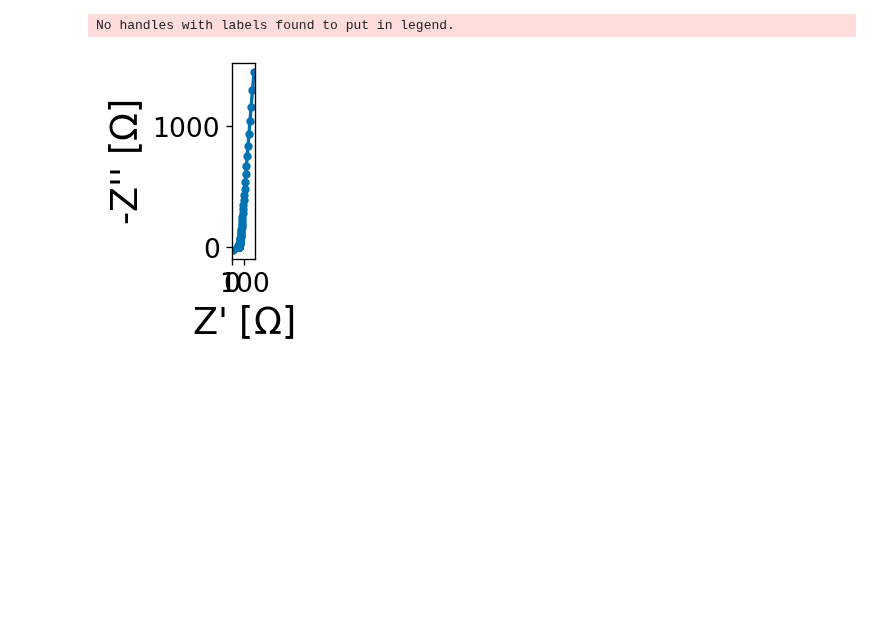
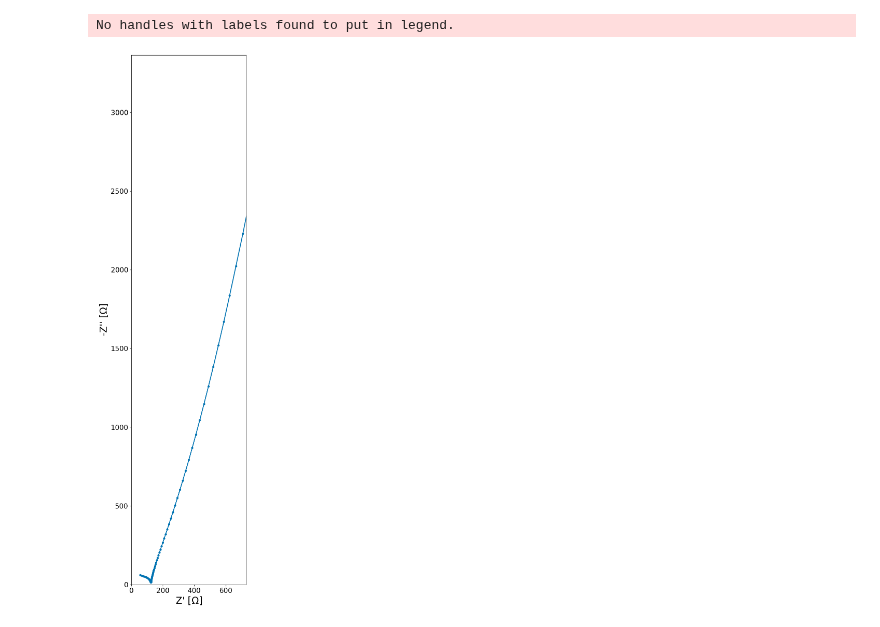
Before and after one commit to WildcatDiscovery/Kyler_Speed_Circuit, a Jupyter notebook: python_notebooks/binning.ipynb, the cells around one changed output. Cells and saved outputs as stored; diff of their text form; code cells hidden in the pictures; blank space fills up the shorter version.

```diff
--- a/python_notebooks/binning.ipynb
+++ b/python_notebooks/binning.ipynb
@@ -7,6 +7 @@ data = ['DE_40_7_60.mpt']
 ex_mpt = mpt_data(path,data)
-# %%
-ex_mpt.mpt_plot()
-# %% [output]
-No handles with labels found to put in legend.
-[figure, removed]
@@ -13,3 +64,9 @@ No handles with labels found to put in legend.
+# %%
+ex_mpt.set_new_gph_dims(50,50)
+ex_mpt.mpt_plot(x_window = [0, mean(ex_mpt.df_raw['re']/2)], y_window = [0, mean(ex_mpt.df_raw['im'])/2])
+# %% [output]
+No handles with labels found to put in legend.
+[figure, added]
 # %%
 skeleton = ex_mpt.df_raw.iloc[:,0:3]
 re_mid, im_mid  = mean(skeleton['re']), mean(skeleton['im'])
```
Also changed, not shown: parts of 11 cells of this notebook.
